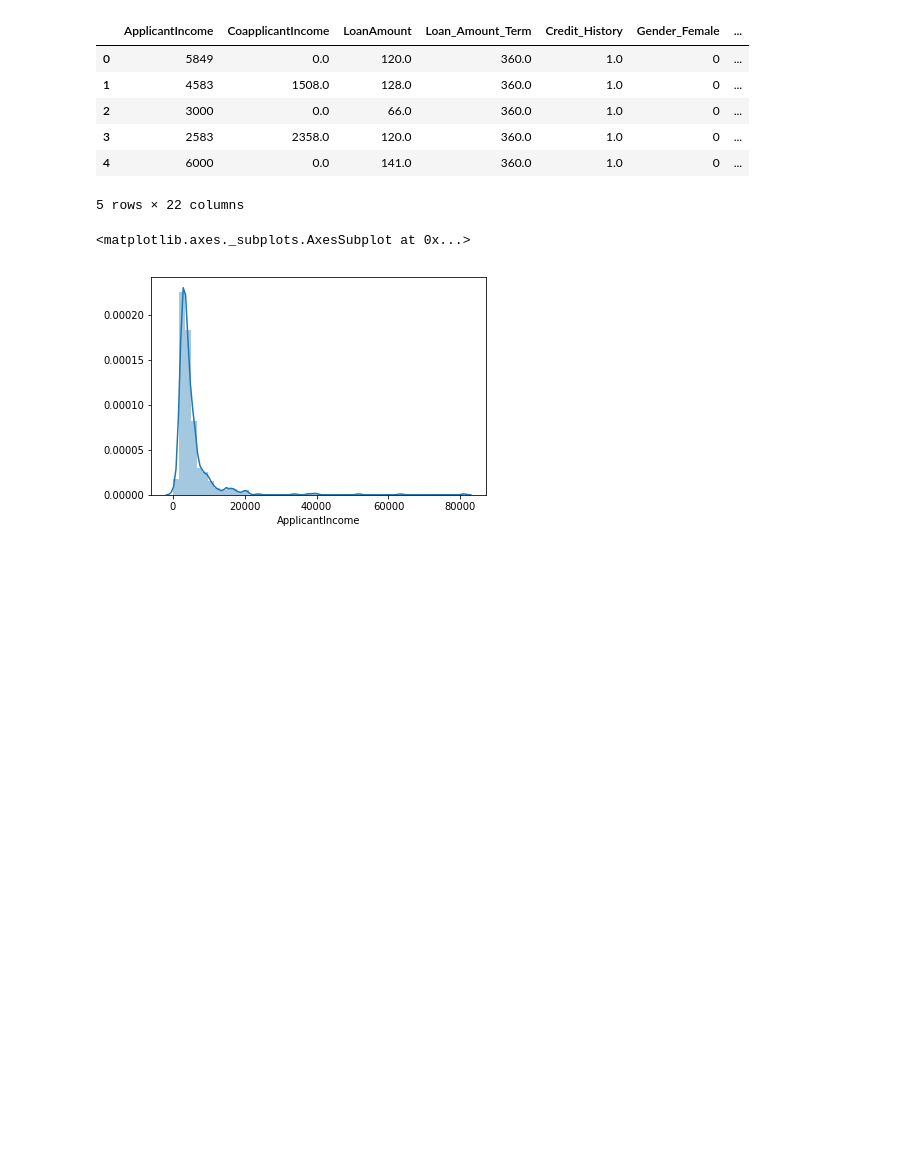
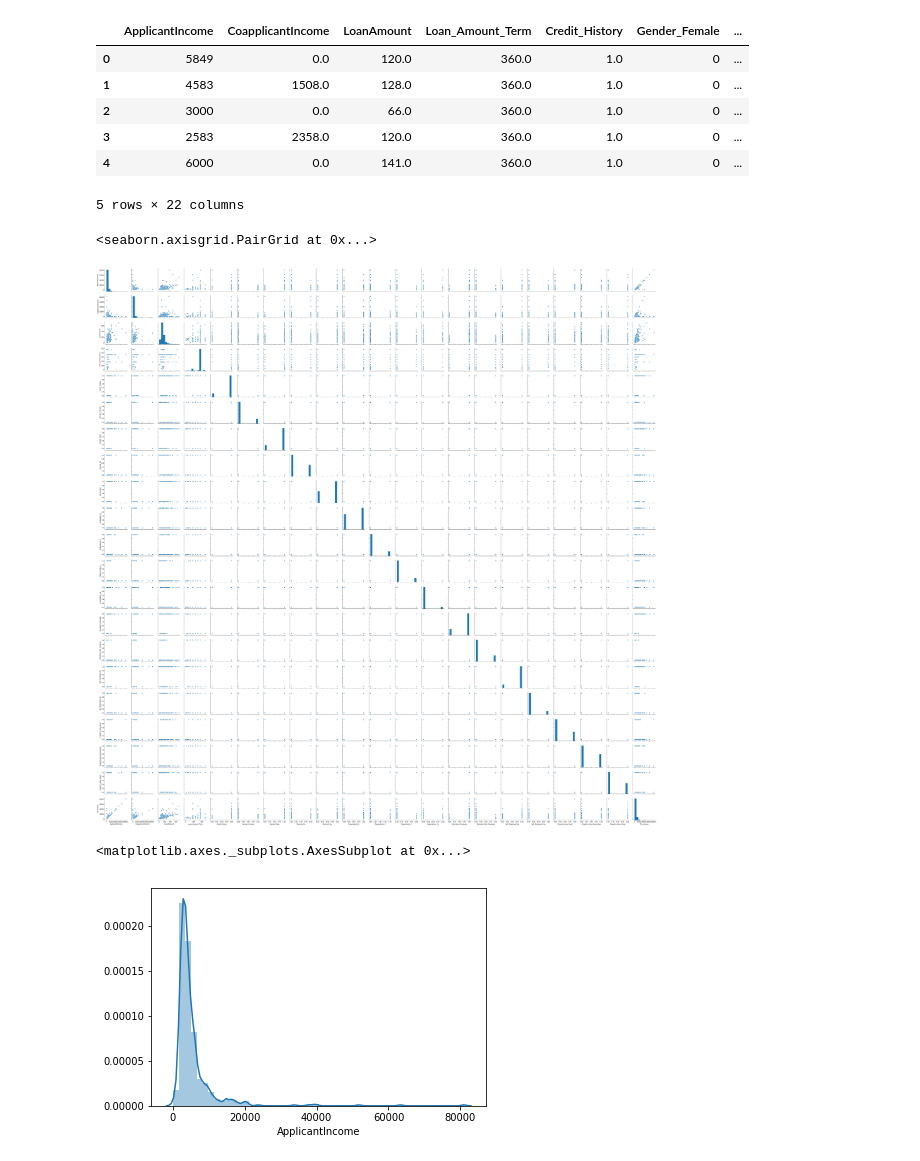
Before and after one commit to akashbets/python_datascience, a Jupyter notebook: Loan Prediction.ipynb, the cells around one changed output. Saved outputs shown, nothing was run; the diff lists cells and outputs as text; code cells hidden in the pictures; blank space fills up the shorter version.

```diff
--- a/Loan Prediction.ipynb
+++ b/Loan Prediction.ipynb
@@ -136,6 +138,11 @@ train_df.head()
 | 3 | 2583 | 2358.0 | 120.0 | 360.0 | 1.0 | 0 | ... |
 | 4 | 6000 | 0.0 | 141.0 | 360.0 | 1.0 | 0 | ... |
 5 rows × 22 columns
+# %%
+sns.pairplot(train_df)
+# %% [output]
+<seaborn.axisgrid.PairGrid at 0x...>
+[figure, added]
 # %%
 sns.distplot(train_df['ApplicantIncome'])
 # %% [output]
```
Also changed, not shown: parts of 2 cells of this notebook.
